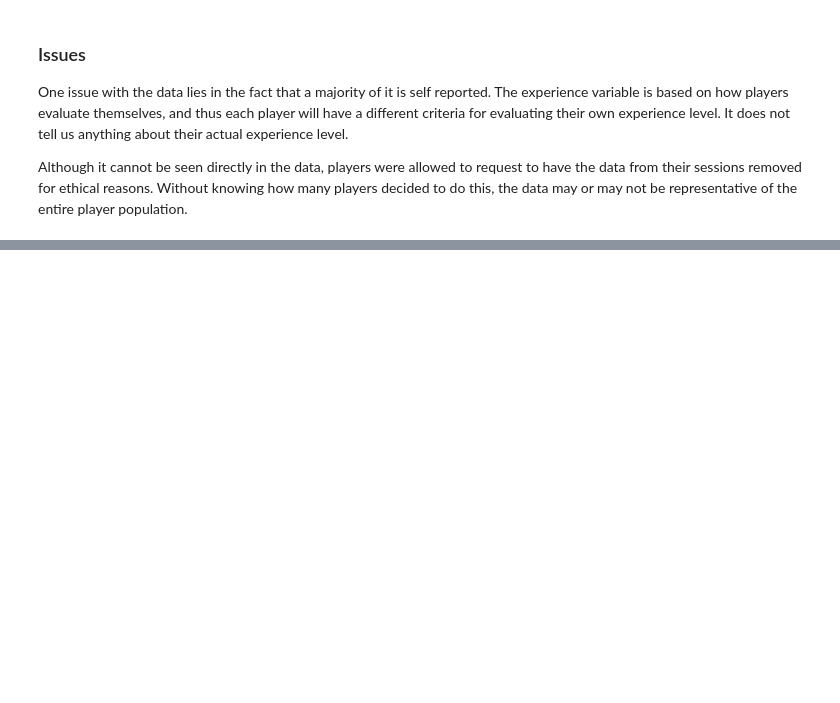
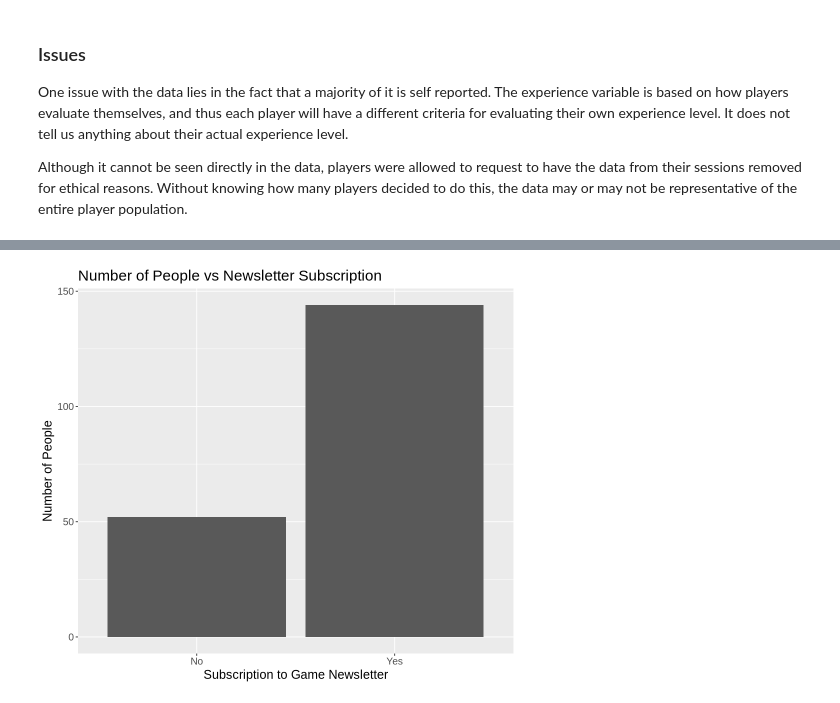
Before and after one commit to JLin4115/DSCIprj-group17-JackyLin, a Jupyter notebook: DSCIprj.ipynb, the cells around one changed output, grey strips where cells are left out. Saved outputs shown, nothing was run; the diff lists cells and outputs as text; code cells hidden in the pictures; blank space fills up the shorter version.

```diff
--- a/DSCIprj.ipynb
+++ b/DSCIprj.ipynb
@@ -78,0 +102,16 @@ Given that the players.csv file is already in a **tidy** format, no additional w
+# %%
+options(repr.plot.width = 8, repr.plot.height = 7)
+
+subcounts_plot <- playerdata |>
+    group_by(subscribe) |>
+    summarize(counts = n()) |>
+    ggplot(aes(x = subscribe, y = counts)) +
+    geom_bar(stat = "identity") +
+    scale_x_discrete(labels = c("FALSE" = "No", "TRUE" = "Yes")) +
+    labs(x = "Subscription to Game Newsletter", y = "Number of People") +
+    theme(text = element_text(size = 15)) +
+    ggtitle("Number of People vs Newsletter Subscription")
+
+subcounts_plot
+# %% [output]
+[figure, added]
```
Also changed, not shown: parts of 10 cells of this notebook.
